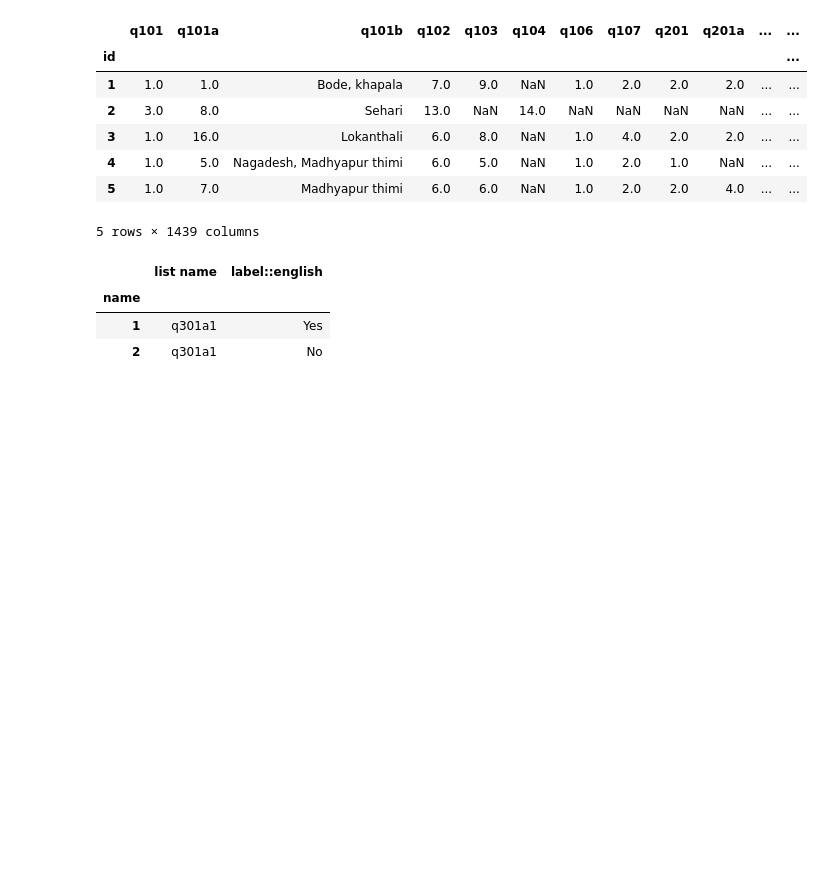
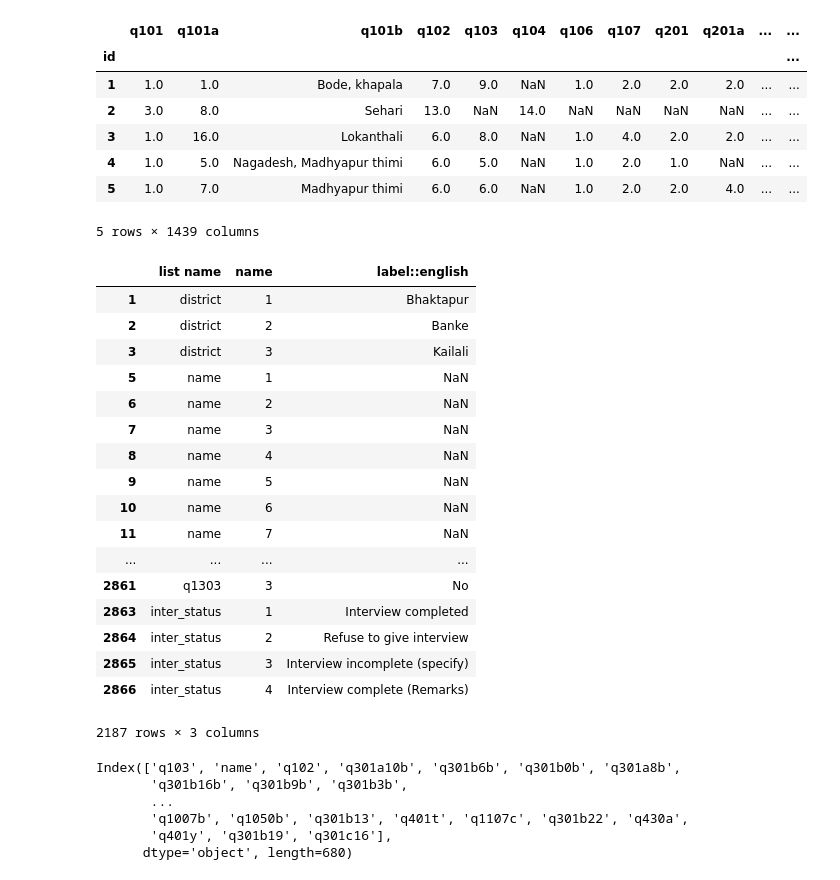
Before and after one commit to kaushu42/everest-hack-the-end, a Jupyter notebook: notebooks/load_files.ipynb, the cells around one changed output. Saved outputs shown, nothing was run; the diff lists cells and outputs as text; code cells hidden in the pictures; blank space fills up the shorter version.

```diff
--- a/notebooks/load_files.ipynb
+++ b/notebooks/load_files.ipynb
@@ -37,8 +37,38 @@ df_choices = pd.read_excel(xls, sheet_name='choices', skiprows=0)
 df_choices = df_choices[pd.notnull(df_choices['list name'])]
 df_choices['name'] = df_choices['name'].astype(int)
 df_choices = df_choices[['list name', 'name', 'label::english']]
+# %%
+df_choices
+# %% [output]
+|  | list name | name | label::english |
+| 1 | district | 1 | Bhaktapur |
+| 2 | district | 2 | Banke |
+| 3 | district | 3 | Kailali |
+| 5 | name | 1 | NaN |
+| 6 | name | 2 | NaN |
+| 7 | name | 3 | NaN |
+| 8 | name | 4 | NaN |
+| 9 | name | 5 | NaN |
+| 10 | name | 6 | NaN |
+| 11 | name | 7 | NaN |
+| ... | ... | ... | ... |
+| 2861 | q1303 | 3 | No |
+| 2863 | inter_status | 1 | Interview completed |
+| 2864 | inter_status | 2 | Refuse to give interview |
+| 2865 | inter_status | 3 | Interview incomplete (specify) |
+| 2866 | inter_status | 4 | Interview complete (Remarks) |
+2187 rows × 3 columns
 # %%
 group_names = df_choices['list name'].value_counts().index
+# %%
+group_names
+# %% [output]
+Index(['q103', 'name', 'q102', 'q301a10b', 'q301b6b', 'q301b0b', 'q301a8b',
+       'q301b16b', 'q301b9b', 'q301b3b',
+       ...
+       'q1007b', 'q1050b', 'q301b13', 'q401t', 'q1107c', 'q301b22', 'q430a',
+       'q401y', 'q301b19', 'q301c16'],
+      dtype='object', length=680)
 # %%
 grouped_choices = df_choices.groupby('list name')
 # %%
@@ -48,7 +77,0 @@ for group_name in group_names:
-# %%
-mappings['q301a1'].set_index('name')
-# %% [output]
-|  | list name | label::english |
-| name |  |  |
-| 1 | q301a1 | Yes |
-| 2 | q301a1 | No |
```
Also changed, not shown: parts of 6 cells of this notebook, 3 other files.
